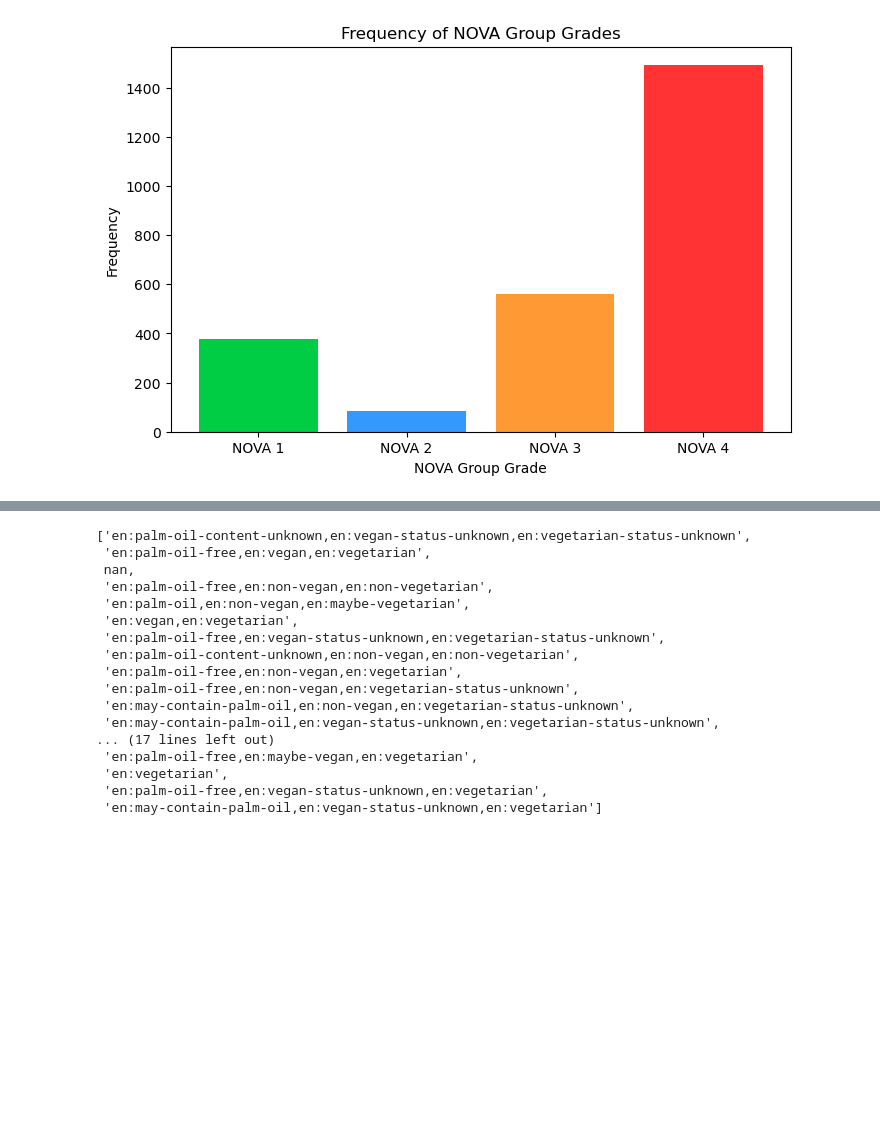
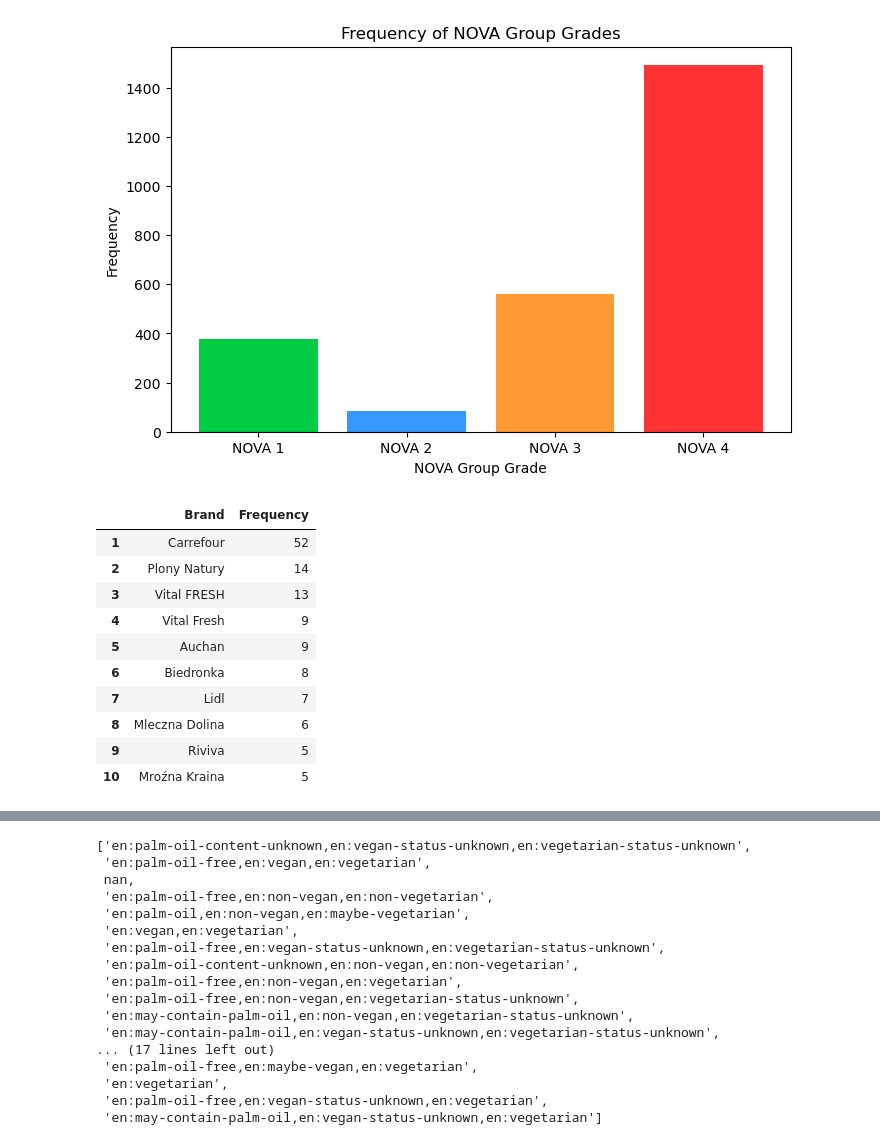
Before and after one commit to KacperWalkusz/Project-Healthy-Food-Analysis, a Jupyter notebook: Healthy food analysis.ipynb, the cells around one changed output, grey strips where cells are left out. Drawn from its saved outputs; the diff is of its cells as text; code cells hidden in the pictures; blank space fills up the shorter version.

```diff
--- a/Healthy food analysis.ipynb
+++ b/Healthy food analysis.ipynb
@@ -437,3 +434,28 @@ plt.title('Frequency of NOVA Group Grades')
 plt.show()
 # %% [output]
 [figure]
+# %%
+#NOVA-GROUP Grade by 1 (top 10)
+brands_with_grade_1_counts =PL_category_stores_nova_group[PL_category_stores_nova_group['nova_group'] == 1]['brands'].value_counts()
+brands_with_grade_1_counts = brands_with_grade_1_counts.reset_index()
+brands_with_grade_1_counts.columns = ['Brand', 'Frequency']
+# %%
+#mapping
+brands_with_grade_1_counts['Frequency'] = brands_with_grade_1_counts['Brand'].map(brands_with_grade_1_counts.set_index('Brand')['Frequency'])
+# %%
+brands_with_grade_1_counts = brands_with_grade_1_counts.reset_index(drop=True)
+brands_with_grade_1_counts.index = brands_with_grade_1_counts.index + 1
+brands_with_grade_1_counts=brands_with_grade_1_counts.head(10)
+brands_with_grade_1_counts
+# %% [output]
+|  | Brand | Frequency |
+| 1 | Carrefour | 52 |
+| 2 | Plony Natury | 14 |
+| 3 | Vital FRESH | 13 |
+| 4 | Vital Fresh | 9 |
+| 5 | Auchan | 9 |
+| 6 | Biedronka | 8 |
+| 7 | Lidl | 7 |
+| 8 | Mleczna Dolina | 6 |
+| 9 | Riviva | 5 |
+| 10 | Mroźna Kraina | 5 |
```
Also changed, not shown: parts of 12 cells of this notebook.
